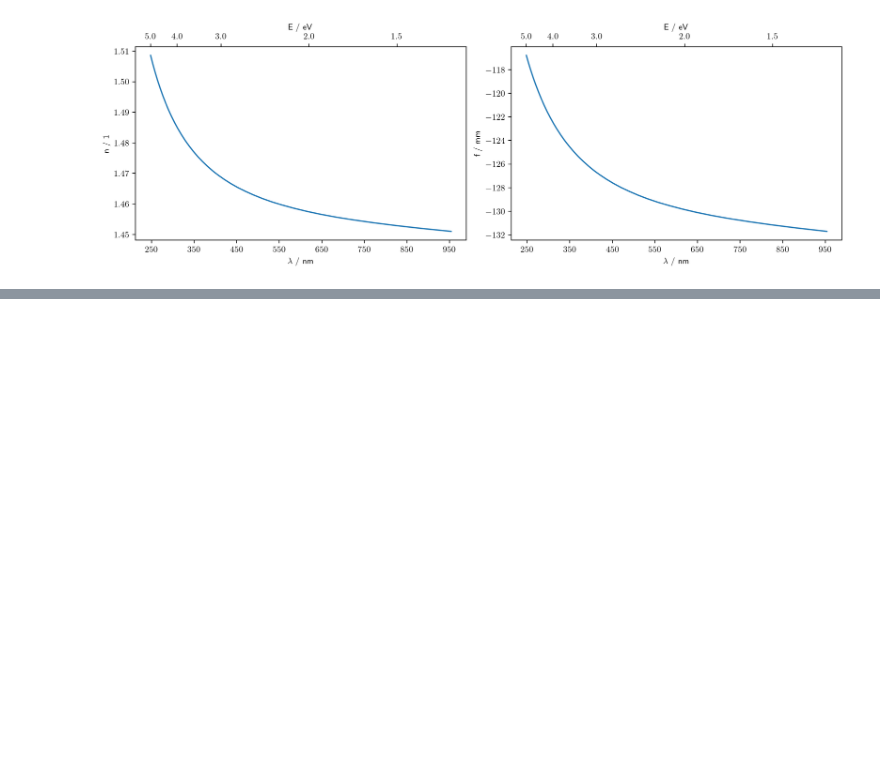
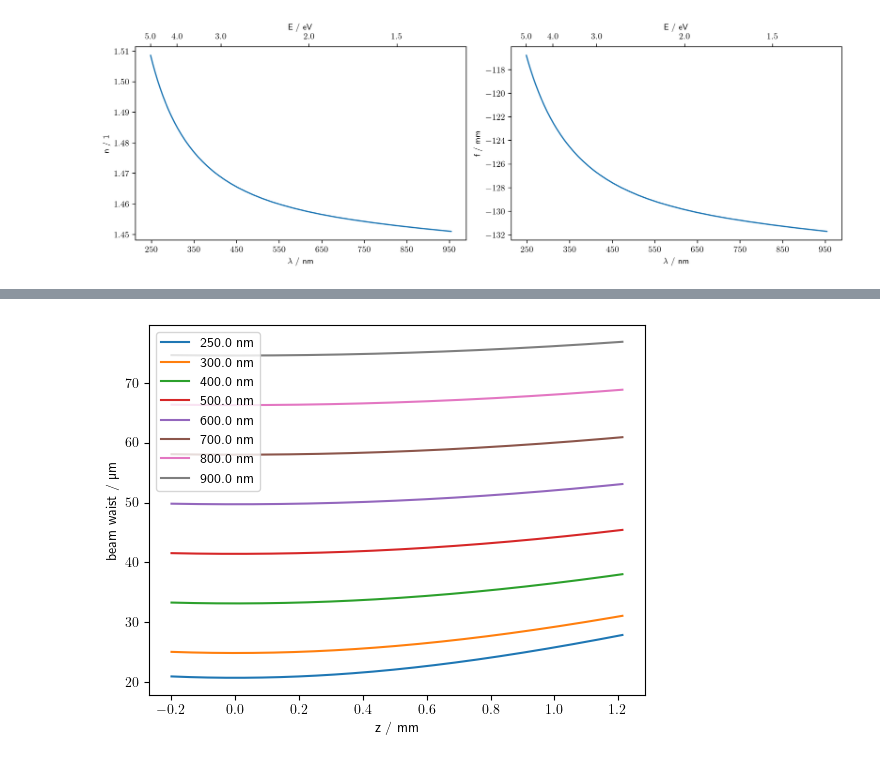
Before and after one commit to MJeindl/MasterProjectAlt, a Jupyter notebook: GraphsMThesisJeindl.ipynb, the cells around one changed output, grey strips where cells are left out. Drawn from its saved outputs; the diff is of its cells as text; code cells hidden in the pictures; blank space fills up the shorter version.

```diff
--- a/GraphsMThesisJeindl.ipynb
+++ b/GraphsMThesisJeindl.ipynb
@@ -65,0 +121,39 @@ plt.show()
+# %%
+import numpy as np
+import matplotlib.pyplot as plt
+
+#taken from edmund optics: Laser Optics and Resource Guide Section 2: Gaussian Beam Propagation
+
+w_c = lambda w0, lamb, z: w0*np.sqrt(1+(lamb*z/(np.pi*w0**2))**2)
+w0_c = lambda lamb, theta: lamb/np.pi/theta
+zr_c = lambda lamb, w0: np.pi*w0**2/lamb
+
+#collimated beam through lens with focal distance f
+#taken from angular aperture
+theta_c = lambda D, f: np.arctan(D/(2*f))
+
+
+dia = 2e-3 # m
+wavs = np.array([250,300, 400, 500, 600, 700, 800, 900])*1e-9 #wavs in m
+n = np.sqrt(n_squared(wav*1e6,coeffsUVFS))
+f = 1/lensmaker(n, 59.4, np.inf)*1e-3
+thet = theta_c(dia, f)
+w0 = w0_c(wavs, thet)
+
+zr = np.max(zr_c(wavs, w0))
+
+z = np.linspace(-2e-4, zr/4, 200)
+
+plt.figure()
+#plt.title("Beam waist vs wavelength behavior at 2 mm collimated waist")
+for index in range(len(wavs)):
+    plt.plot(z*1e3, w_c(w0[index], wavs[index], z)*2e6, label="%.1f nm" %(wavs[index]*1e9))
+plt.xlabel("z / mm")
+plt.ylabel("beam waist / µm")
+plt.legend()
+
+
+
+plt.show()
+# %% [output]
+[figure, added]
```
Also changed, not shown: parts of 2 cells of this notebook, 1 other file.
